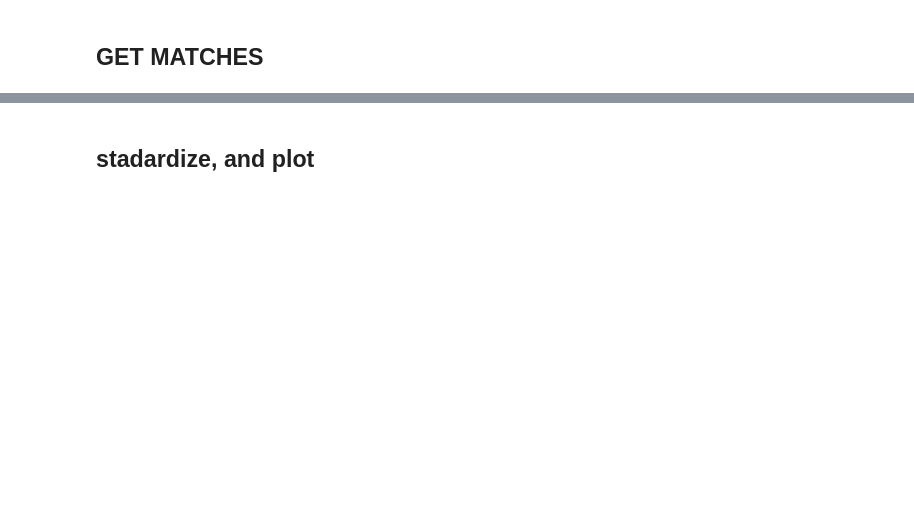
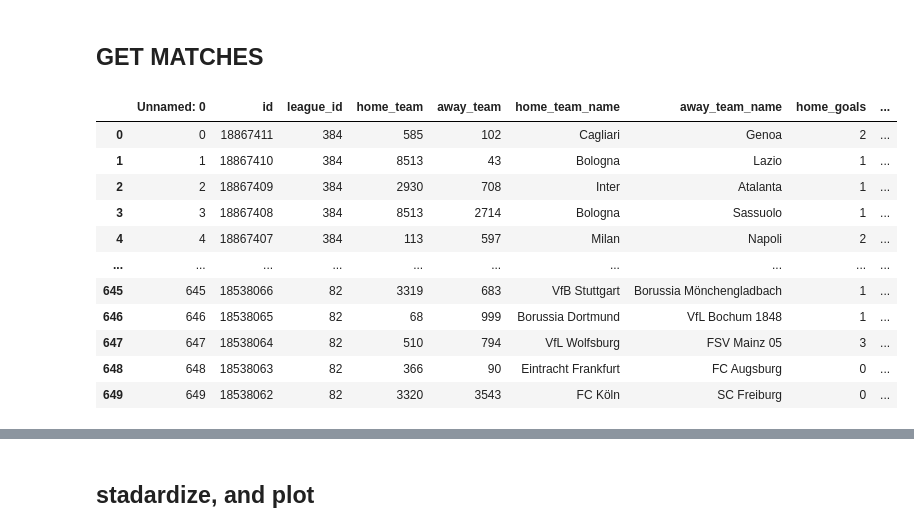
Before and after one commit to ghosciro/soccerbot, a Jupyter notebook: monks.ipynb, the cells around one changed output, grey strips where cells are left out. Drawn from its saved outputs; the diff is of its cells as text; code cells hidden in the pictures; blank space fills up the shorter version.

```diff
--- a/monks.ipynb
+++ b/monks.ipynb
@@ -82,35 +81,15 @@ KeyError: 'pagination'
 # %% [markdown]
 ## GET MATCHES
 # %%
-
-
-# Parse the JSON data and create a dataframe
-
-
-#pop events column
-events = df.pop('events')
-match_results=[]
-events
-
-match_results=[]
-for match_Events in events:
-   results = []
-   for event in match_Events:
-      if event["type_id"] == 15 or event["type_id"] == 14:
-            results.append(event["result"])
-   match_results.append(results[-1])
-
-
-
-match_results
-df["match_results"]=match_results
-
-
+# read the data from csv file
+df = pd.read_csv('monks.csv')
+#------------------------------------------team playing------------------------------------------
 home_team_id=[]
 away_team_id=[]
 home_team_name=[]
 away_team_name=[]
 for teams in df["participants"]:
+   teams=eval(teams)
    home_team_id.append(teams[0]["id"])
    away_team_id.append(teams[1]["id"])
    home_team_name.append(teams[0]["name"])
@@ -119,54 +98,88 @@ df["home_team"]=home_team_id
 df["away_team"]=away_team_id
 df["home_team_name"]=home_team_name
 df["away_team_name"]=away_team_name
-
+#------------------------------------------extract goals------------------------------------------
+home_goals_t = []
+away_goals_t = []
+for val,row in df.iterrows():
+   home_goals = 0
+   away_goals = 0
+   for event in eval(row["events"]):
+         if event["type_id"] == 14:
+            if row["home_team"] == event["participant_id"]:
+               home_goals += 1
+            else:
+               away_goals += 1
+         if event["type_id"] == 15:
+            if row["home_team"] == event["participant_id"]:
+               away_goals += 1
+            else:
+               home_goals += 1
+   home_goals_t.append(home_goals)
+   away_goals_t.append(away_goals)
+df["home_goals"] = home_goals_t
+df["away_goals"] = away_goals_t
+#------------------------------------------team players------------------------------------------
 
 home_team_players_name=[]
 away_team_players_name=[]
 home_team_players_id=[]
 away_team_players_id=[]
-for index,teams in enumerate(df["lineups"]):
-   htn=[]
-   atn=[]
-   hti=[]
-   ati=[]
-   for player in teams:
-      if player["team_id"]==df["home_team"][index]:
-            htn.append(player["player_name"])
-            hti.append(player["player_id"])
-      else:
-            atn.append(player["player_name"])
-            ati.append(player["player_id"])
-   home_team_players_name.append(htn)
-   away_team_players_name.append(atn)
-   home_team_players_id.append(hti)
-   away_team_players_id.append(ati)
+for index,row in df.iterrows():
+         htpn,atpn,htpi,atpi=[],[],[],[]
+         lineups=eval(row["lineups"])
+         for player in lineups:
+            if player["formation_position"]!=None:
+               if player["team_id"]==row["home_team"]:
+                  htpn.append(player["player_name"])
+                  htpi.append(player["player_id"])
+               else:
+                     atpn.append(player["player_name"])
+                     atpi.append(player["player_id"])
+         home_team_players_name.append(htpn)
+         away_team_players_name.append(atpn)
+         home_team_players_id.append(htpi)
+         away_team_players_id.append(atpi)
+
 df["home_team_players_name"]=home_team_players_name
 df["home_team_players_id"]=home_team_players_id
 df["away_team_players_name"]=away_team_players_name
 df["away_team_players_id"]=away_team_players_id
 
    ##remove useless columns
 df.pop("lineups")
 df.pop("participants")
 df.pop("venue_id")
 df.pop("starting_at")
 df.pop("leg")
 df.pop("details")
 df.pop("length")
 df.pop("sport_id")
-df.pop("league_id")
 df.pop("season_id")
 df.pop("stage_id")
 df.pop("group_id")
 df.pop("aggregate_id")
 df.pop("round_id")
 df.pop("state_id")
 df.pop("placeholder")
 df.pop("has_odds")
 df.pop("starting_at_timestamp")
 df.pop("name")
 df.pop("result_info")
-df.to_csv("monks.csv")
+df.pop("state")
+df.pop("events")
+df.to_csv("data.csv",index=False)
 df
 # %% [output]
+|  | Unnamed: 0 | id | league_id | home_team | away_team | home_team_name | away_team_name | home_goals | ... |
+| 0 | 0 | 18867411 | 384 | 585 | 102 | Cagliari | Genoa | 2 | ... |
+| 1 | 1 | 18867410 | 384 | 8513 | 43 | Bologna | Lazio | 1 | ... |
+| 2 | 2 | 18867409 | 384 | 2930 | 708 | Inter | Atalanta | 1 | ... |
+| 3 | 3 | 18867408 | 384 | 8513 | 2714 | Bologna | Sassuolo | 1 | ... |
+| 4 | 4 | 18867407 | 384 | 113 | 597 | Milan | Napoli | 2 | ... |
+| ... | ... | ... | ... | ... | ... | ... | ... | ... | ... |
+| 645 | 645 | 18538066 | 82 | 3319 | 683 | VfB Stuttgart | Borussia Mönchengladbach | 1 | ... |
+| 646 | 646 | 18538065 | 82 | 68 | 999 | Borussia Dortmund | VfL Bochum 1848 | 1 | ... |
+| 647 | 647 | 18538064 | 82 | 510 | 794 | VfL Wolfsburg | FSV Mainz 05 | 3 | ... |
+| 648 | 648 | 18538063 | 82 | 366 | 90 | Eintracht Frankfurt | FC Augsburg | 0 | ... |
+| 649 | 649 | 18538062 | 82 | 3320 | 3543 | FC Köln | SC Freiburg | 0 | ... |
```
Also changed, not shown: parts of 11 cells of this notebook, 4 other files.
